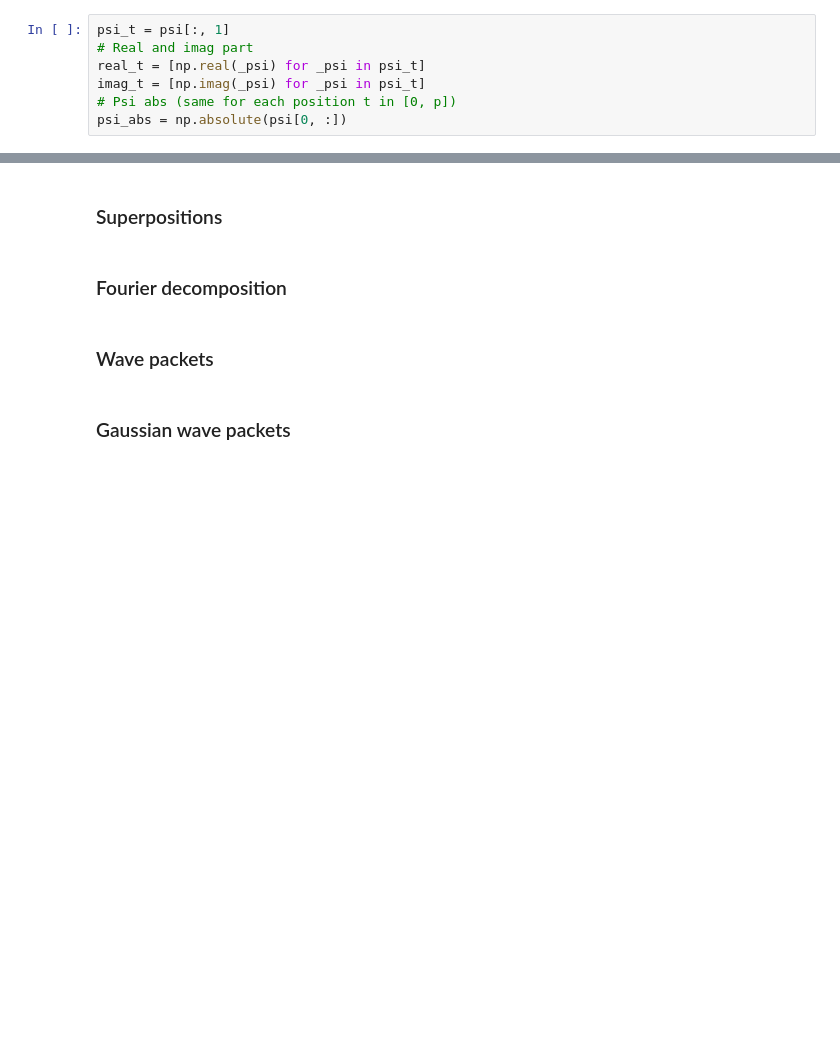
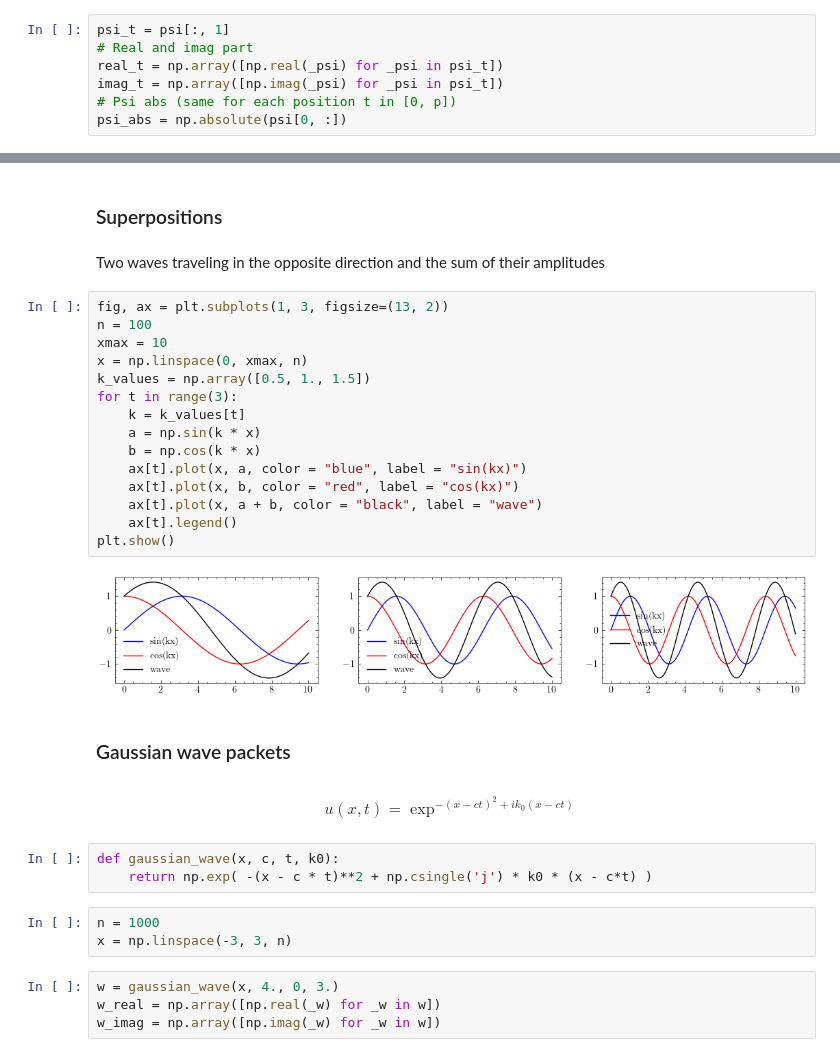
Before and after one commit to istmarc/quantum-mechanics, a Jupyter notebook: Free particle.ipynb, the cells around one changed output, grey strips where cells are left out. Saved outputs shown, nothing was run; the diff lists cells and outputs as text; blank space fills up the shorter version.

Commit message:
Gaussian wave function

```diff
--- a/Free particle.ipynb
+++ b/Free particle.ipynb
@@ -124,8 +124,8 @@ psi.shape
 # %%
 psi_t = psi[:, 1]
 # Real and imag part
-real_t = [np.real(_psi) for _psi in psi_t]
-imag_t = [np.imag(_psi) for _psi in psi_t]
+real_t = np.array([np.real(_psi) for _psi in psi_t])
+imag_t = np.array([np.imag(_psi) for _psi in psi_t])
 # Psi abs (same for each position t in [0, p])
 psi_abs = np.absolute(psi[0, :])
 # %%
@@ -162,9 +162,38 @@ plt.show()
 [figure]
 # %% [markdown]
 ### Superpositions
-# %% [markdown]
-### Fourier decomposition
-# %% [markdown]
-### Wave packets
+# %% [markdown]
+Two waves traveling in the opposite direction and the sum of their amplitudes
+# %%
+fig, ax = plt.subplots(1, 3, figsize=(13, 2))
+n = 100
+xmax = 10
+x = np.linspace(0, xmax, n)
+k_values = np.array([0.5, 1., 1.5])
+for t in range(3):
+    k = k_values[t]
+    a = np.sin(k * x)
+    b = np.cos(k * x)
+    ax[t].plot(x, a, color = "blue", label = "sin(kx)")
+    ax[t].plot(x, b, color = "red", label = "cos(kx)")
+    ax[t].plot(x, a + b, color = "black", label = "wave")
+    ax[t].legend()
+plt.show()
+# %% [output]
+[figure, added]
 # %% [markdown]
 ### Gaussian wave packets
+# %% [markdown]
+$$
+u(x, t) = \exp^{-(x-ct)^2 + i k_0 (x - ct)}
+$$
+# %%
+def gaussian_wave(x, c, t, k0):
+    return np.exp( -(x - c * t)**2 + np.csingle('j') * k0 * (x - c*t) )
+# %%
+n = 1000
+x = np.linspace(-3, 3, n)
+# %%
+w = gaussian_wave(x, 4., 0, 3.)
+w_real = np.array([np.real(_w) for _w in w])
+w_imag = np.array([np.imag(_w) for _w in w])
```
Also changed, not shown: parts of 1 cell of this notebook.
